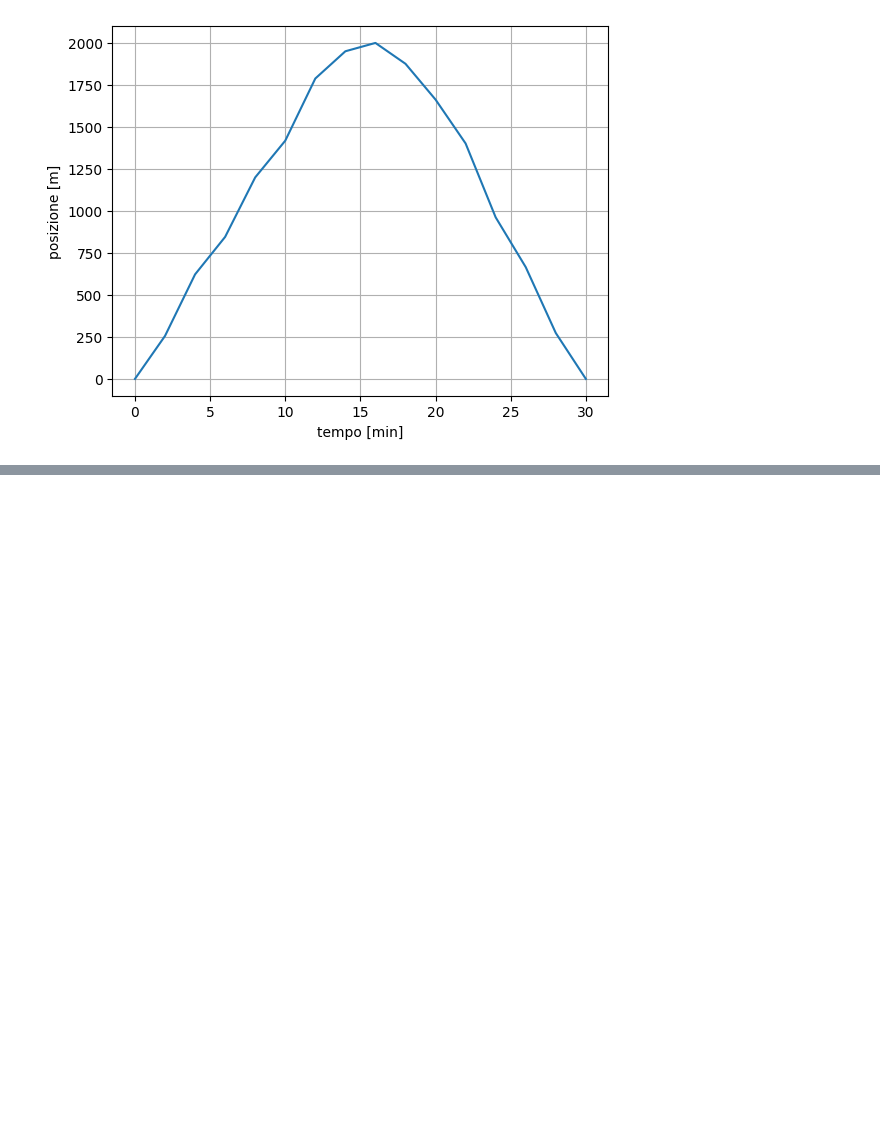
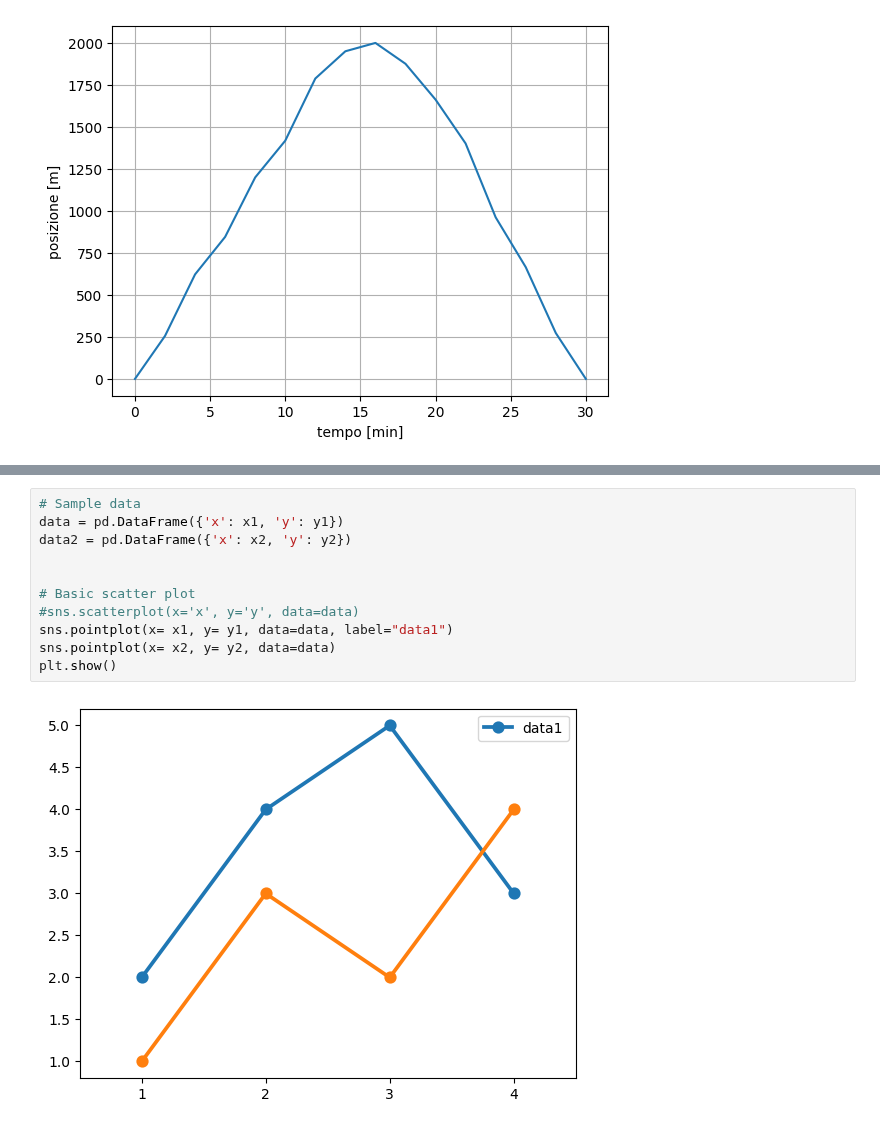
Before and after one commit to Finardiprof/Python, a Jupyter notebook: Moto_rettilineo_uniforme.ipynb, the cells around one changed output, grey strips where cells are left out. Saved outputs shown, nothing was run; the diff lists cells and outputs as text; blank space fills up the shorter version.

```diff
--- a/Moto_rettilineo_uniforme.ipynb
+++ b/Moto_rettilineo_uniforme.ipynb
@@ -66,0 +87,13 @@ plt.show()                   # visualizza grafico
+# %%
+# Sample data
+data = pd.DataFrame({'x': x1, 'y': y1})
+data2 = pd.DataFrame({'x': x2, 'y': y2})
+
+
+# Basic scatter plot
+#sns.scatterplot(x='x', y='y', data=data)
+sns.pointplot(x= x1, y= y1, data=data, label="data1")
+sns.pointplot(x= x2, y= y2, data=data)
+plt.show()
+# %% [output]
+[figure, added]
```
Also changed, not shown: parts of 1 cell of this notebook.
